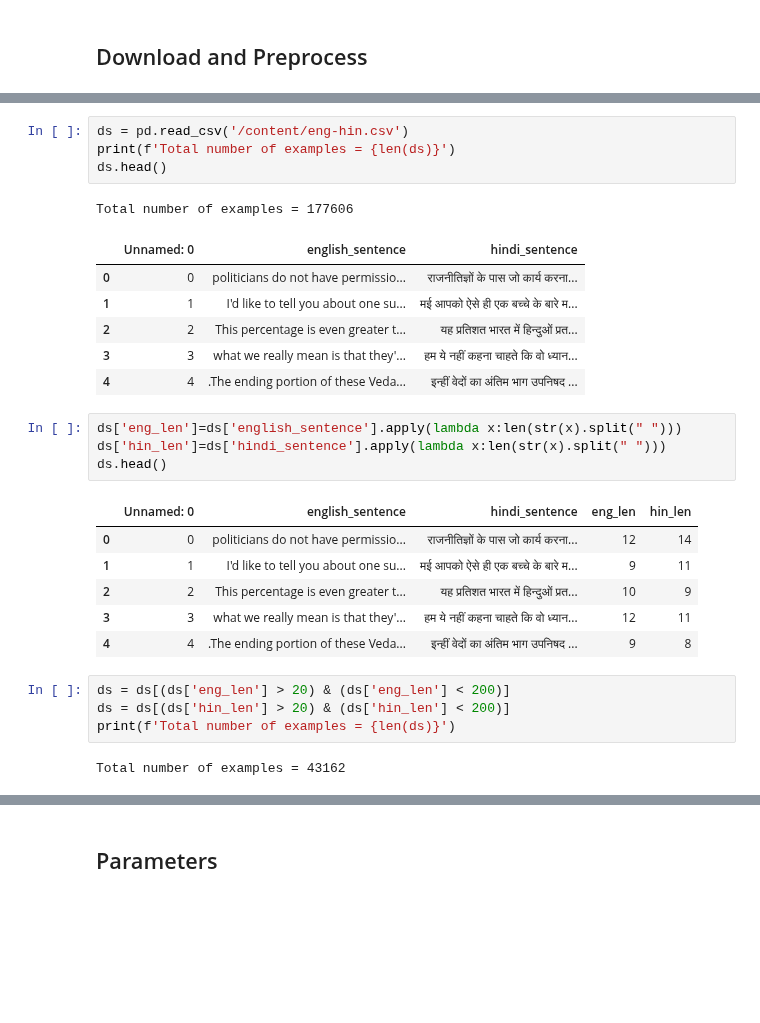
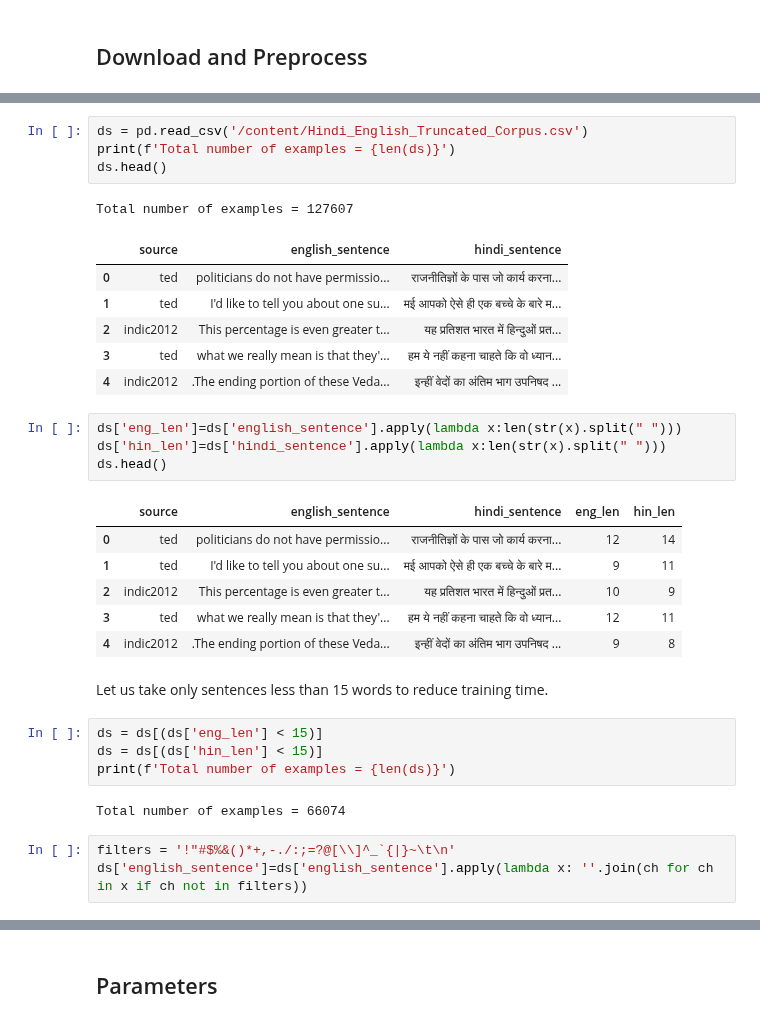
Before and after one commit to sriksmachi/sriksml, a Jupyter notebook: genai/transformers_101_nmt_eng_hin.ipynb, the cells around one changed output, grey strips where cells are left out. Cells and saved outputs as stored; diff of their text form; blank space fills up the shorter version.

```diff
--- a/genai/transformers_101_nmt_eng_hin.ipynb
+++ b/genai/transformers_101_nmt_eng_hin.ipynb
@@ -61,29 +61,34 @@ To: /content/eng-hin.csv
 # %%
-ds = pd.read_csv('/content/eng-hin.csv')
+ds = pd.read_csv('/content/Hindi_English_Truncated_Corpus.csv')
 print(f'Total number of examples = {len(ds)}')
 ds.head()
 # %% [output]
-Total number of examples = 177606
+Total number of examples = 127607
-|  | Unnamed: 0 | english_sentence | hindi_sentence |
-| 0 | 0 | politicians do not have permissio... | राजनीतिज्ञों के पास जो कार्य करना... |
-| 1 | 1 | I'd like to tell you about one su... | मई आपको ऐसे ही एक बच्चे के बारे म... |
-| 2 | 2 | This percentage is even greater t... | यह प्रतिशत भारत में हिन्दुओं प्रत... |
-| 3 | 3 | what we really mean is that they'... | हम ये नहीं कहना चाहते कि वो ध्यान... |
-| 4 | 4 | .The ending portion of these Veda... | इन्हीं वेदों का अंतिम भाग उपनिषद ... |
+|  | source | english_sentence | hindi_sentence |
+| 0 | ted | politicians do not have permissio... | राजनीतिज्ञों के पास जो कार्य करना... |
+| 1 | ted | I'd like to tell you about one su... | मई आपको ऐसे ही एक बच्चे के बारे म... |
+| 2 | indic2012 | This percentage is even greater t... | यह प्रतिशत भारत में हिन्दुओं प्रत... |
+| 3 | ted | what we really mean is that they'... | हम ये नहीं कहना चाहते कि वो ध्यान... |
+| 4 | indic2012 | .The ending portion of these Veda... | इन्हीं वेदों का अंतिम भाग उपनिषद ... |
 # %%
 ds['eng_len']=ds['english_sentence'].apply(lambda x:len(str(x).split(" ")))
 ds['hin_len']=ds['hindi_sentence'].apply(lambda x:len(str(x).split(" ")))
 ds.head()
 # %% [output]
-|  | Unnamed: 0 | english_sentence | hindi_sentence | eng_len | hin_len |
-| 0 | 0 | politicians do not have permissio... | राजनीतिज्ञों के पास जो कार्य करना... | 12 | 14 |
-| 1 | 1 | I'd like to tell you about one su... | मई आपको ऐसे ही एक बच्चे के बारे म... | 9 | 11 |
-| 2 | 2 | This percentage is even greater t... | यह प्रतिशत भारत में हिन्दुओं प्रत... | 10 | 9 |
-| 3 | 3 | what we really mean is that they'... | हम ये नहीं कहना चाहते कि वो ध्यान... | 12 | 11 |
-| 4 | 4 | .The ending portion of these Veda... | इन्हीं वेदों का अंतिम भाग उपनिषद ... | 9 | 8 |
+|  | source | english_sentence | hindi_sentence | eng_len | hin_len |
+| 0 | ted | politicians do not have permissio... | राजनीतिज्ञों के पास जो कार्य करना... | 12 | 14 |
+| 1 | ted | I'd like to tell you about one su... | मई आपको ऐसे ही एक बच्चे के बारे म... | 9 | 11 |
+| 2 | indic2012 | This percentage is even greater t... | यह प्रतिशत भारत में हिन्दुओं प्रत... | 10 | 9 |
+| 3 | ted | what we really mean is that they'... | हम ये नहीं कहना चाहते कि वो ध्यान... | 12 | 11 |
+| 4 | indic2012 | .The ending portion of these Veda... | इन्हीं वेदों का अंतिम भाग उपनिषद ... | 9 | 8 |
+# %% [markdown]
+Let us take only sentences less than 15 words to reduce training time.
 # %%
-ds = ds[(ds['eng_len'] > 20) & (ds['eng_len'] < 200)]
-ds = ds[(ds['hin_len'] > 20) & (ds['hin_len'] < 200)]
+ds = ds[(ds['eng_len'] < 15)]
+ds = ds[(ds['hin_len'] < 15)]
 print(f'Total number of examples = {len(ds)}')
 # %% [output]
-Total number of examples = 43162
+Total number of examples = 66074
+# %%
+filters = '!"#$%&()*+,-./:;=?@[\\]^_`{|}~\t\n'
+ds['english_sentence']=ds['english_sentence'].apply(lambda x: ''.join(ch for ch in x if ch not in filters))
```
Also changed, not shown: parts of 28 cells of this notebook.
